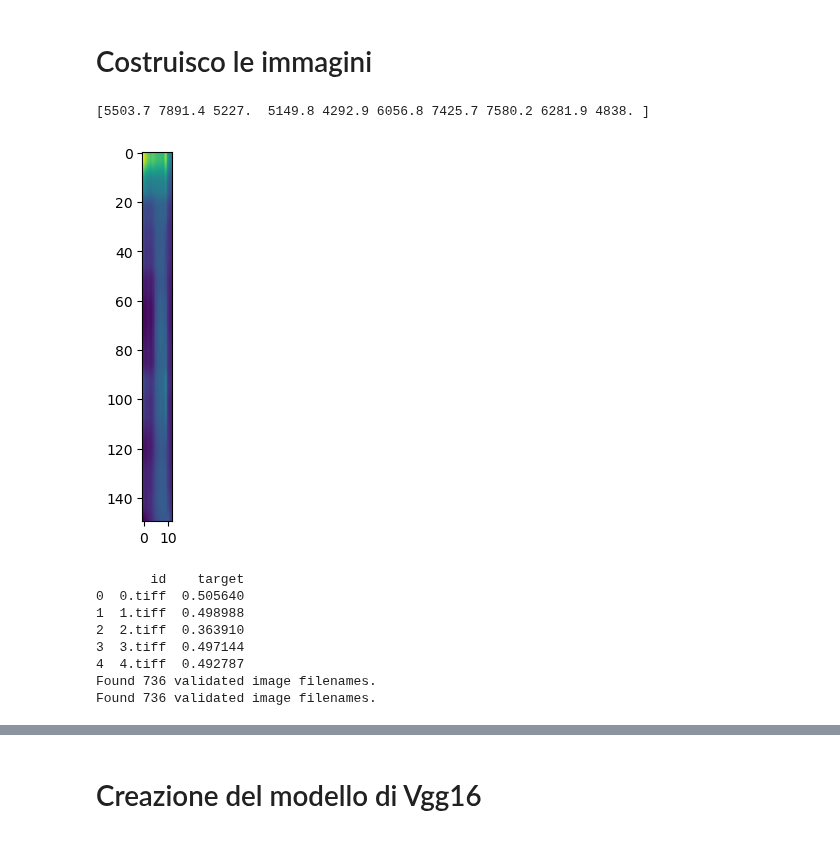
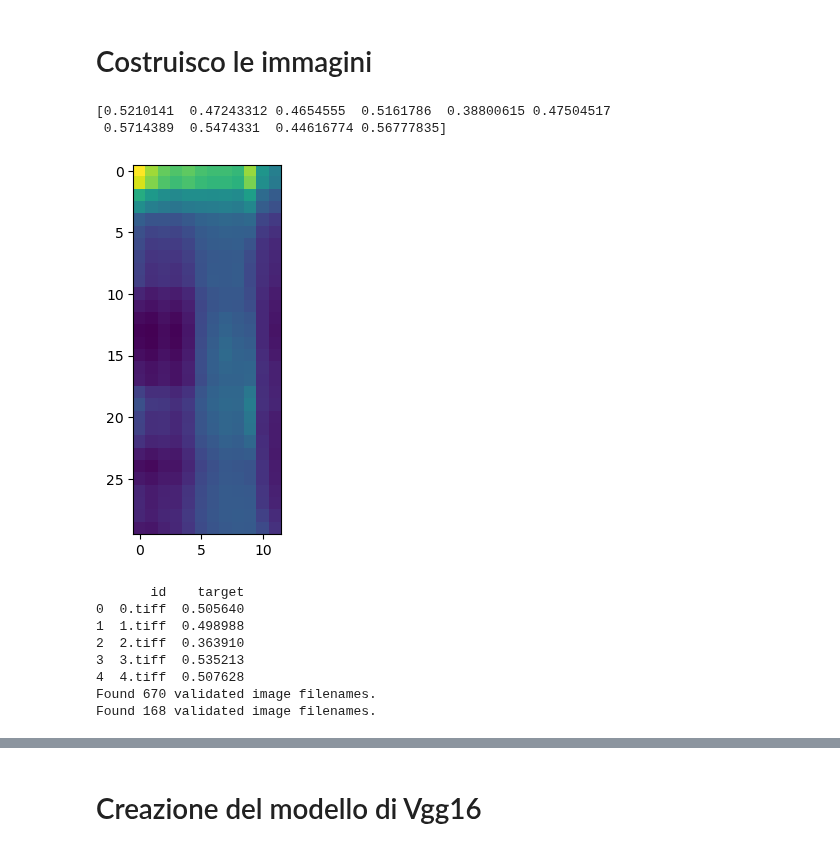
Before and after one commit to Simone-Scalella/AgriVision2022, a Jupyter notebook: mbn.ipynb, the cells around one changed output, grey strips where cells are left out. Cells and saved outputs as stored; diff of their text form; code cells hidden in the pictures.

Commit message:
taglio dataset

```diff
--- a/mbn.ipynb
+++ b/mbn.ipynb
@@ -67,3 +67,21 @@ plt.show()
 # %% [output]
  Resa bassa: 58 Resa media[4500,10000]: 1472 Resa alta(>10000): 31
 [figure]
+# %%
+Resa3Medium = Resa3Medium/Resa3Medium.max()
+# %%
+
+Resa3Undesampling = (Resa3Medium>=0.55) & (Resa3Medium<=0.83)
+
+trueList = np.argwhere(Resa3Undesampling == True).flatten()
+print(trueList.shape[0])
+falseList = np.argwhere(Resa3Undesampling == False).flatten()
+flipToFalse = np.random.choice(range(trueList.shape[0]), size=(int(trueList.shape[0]*0.3),), replace=False)
+
+SampleList = np.concatenate((falseList,trueList[flipToFalse]))
+
+Resa3Sampled = Resa3Medium[SampleList]
+Pixel3Sampled = Pixel3Medium[SampleList,:,:]
+import seaborn as sns
+plt.hist(Resa3Sampled, color = 'blue', edgecolor = 'black',
+         bins = int(180/5))
@@ -71,7 +104,7 @@ plt.show()
 def splitSet(X,Y):
     if X.shape[0] != Y.shape[0]:
         raise Exception("X and Y have different sizes")
-    choice = np.random.choice(range(X.shape[0]), size=(int(X.shape[0]/2),), replace=False)
+    choice = np.random.choice(range(X.shape[0]), size=(int(X.shape[0]*0.8),), replace=False)
     ind = np.zeros(X.shape[0], dtype=bool)
     ind[choice] = True
     rest = ~ind
@@ -82,62 +115,64 @@ def splitSet(X,Y):
 # Test and Train path
 train_path = "dataset\\train\\"
 test_path = "dataset\\test\\"
-predict_path = "dataset\\predict\\Nuova cartella\\"
+predict_path = "dataset\\predict\\0\\"
+
 
 #training_setLowX, training_setLowY, test_setLowX, test_setLowY = splitSet(Pixel3Low,Resa3Low)
-training_setMediumX,training_setMediumY, test_setMediumX, test_setMediumY = splitSet(Pixel3Medium,Resa3Medium)
+training_setMediumX,training_setMediumY, test_setMediumX, test_setMediumY = splitSet(Pixel3Sampled,Resa3Sampled)
 #training_setHighX,training_setHighY, test_setHighX, test_setHighY = splitSet(Pixel3High,Resa3High)
 
 #training_setX = np.concatenate([training_setLowX,training_setMediumX,training_setHighX],axis=0)
 #training_setY = np.concatenate([training_setLowY,training_setMediumY,training_setHighY],axis=0)
 training_setX = training_setMediumX
 training_setY = training_setMediumY
 
 #test_setX = np.concatenate([test_setLowX,test_setMediumX,test_setHighX],axis=0)
 #test_setY = np.concatenate([test_setLowY,test_setMediumY,test_setHighY],axis=0)
 test_setX = test_setMediumX
 test_setY = test_setMediumY
 
 print(training_setY[10:20])
 plt.imshow(np.transpose(training_setX[0,:,:]))
 
 #Train Set
 for a in range(0,training_setX.shape[0]):
     img = Image.fromarray(training_setX[a,:,:])
     img.save(train_path+str(a)+'.tiff')
 
 #Test Set
 for a in range(0,test_setX.shape[0]):
     img = Image.fromarray(test_setX[a,:,:])
     img.save(test_path+str(a)+'.tiff')
     img.save(predict_path+str(a)+'.tiff')
 # %% [output]
-[5503.7 7891.4 5227.  5149.8 4292.9 6056.8 7425.7 7580.2 6281.9 4838. ]
+[0.5210141  0.47243312 0.4654555  0.5161786  0.38800615 0.47504517
+ 0.5714389  0.5474331  0.44616774 0.56777835]
-[figure, old version]
+[figure, new version]
 # %%
 
 
 # Costruiamo un dataframe Train
 dFTrain = pd.DataFrame(columns=['id','target'])
 dFTrain['id'] = [str(x)+".tiff" for x in list(range(0,training_setX.shape[0]))]
-dFTrain['target'] = training_setY/Resa3Medium.max()
+dFTrain['target'] = training_setY
 print(dFTrain.head())
-
+input_shape = (160,160)
 # Costruiamo un dataframe Test
 dFTest = pd.DataFrame(columns=['id','target'])
 dFTest['id'] = [str(x)+".tiff" for x in list(range(0,test_setX.shape[0]))]
-dFTest['target'] = test_setY/Resa3Medium.max()
+dFTest['target'] = test_setY
 
 # Prepare the dataset
 #Train dataset
-train_data = ImageDataGenerator().flow_from_dataframe(dataframe=dFTrain, target_size = (160,160),
+train_data = ImageDataGenerator().flow_from_dataframe(dataframe=dFTrain, target_size = input_shape,
                                                       directory=train_path,
                                                       x_col="id",
                                                       y_col="target",
                                                       class_mode="other")
 
 #Test Dataset
-test_data = ImageDataGenerator().flow_from_dataframe(dataframe=dFTest, target_size = (160,160),
+test_data = ImageDataGenerator().flow_from_dataframe(dataframe=dFTest, target_size = input_shape,
                                                       directory=test_path,
                                                       x_col="id",
                                                       y_col="target",
@@ -147,10 +182,10 @@ test_data = ImageDataGenerator().flow_from_dataframe(dataframe=dFTest, target_si
 0  0.tiff  0.505640
 1  1.tiff  0.498988
 2  2.tiff  0.363910
-3  3.tiff  0.497144
-4  4.tiff  0.492787
-Found 736 validated image filenames.
-Found 736 validated image filenames.
+3  3.tiff  0.535213
+4  4.tiff  0.507628
+Found 670 validated image filenames.
+Found 168 validated image filenames.
 # %%
 print(dFTrain['target'].mean())
 print(dFTrain['target'].median())
```
Also changed, not shown: parts of 15 cells of this notebook, 2 other files.
